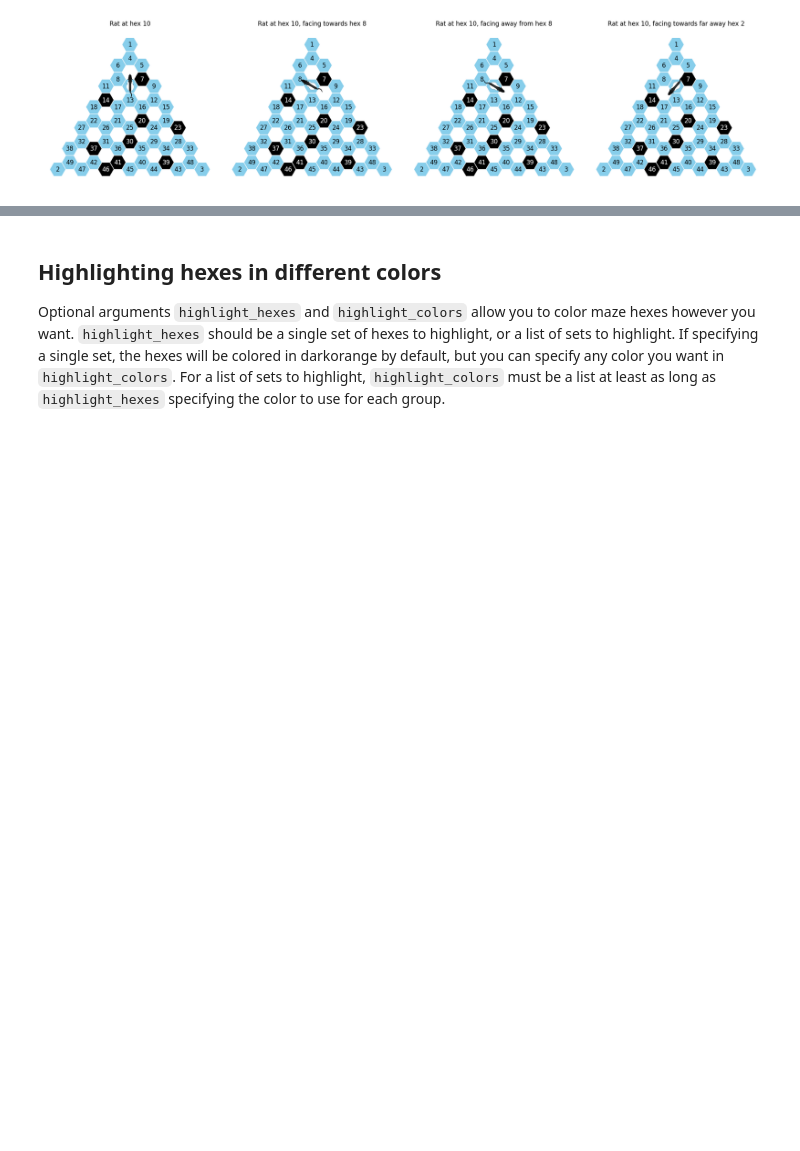
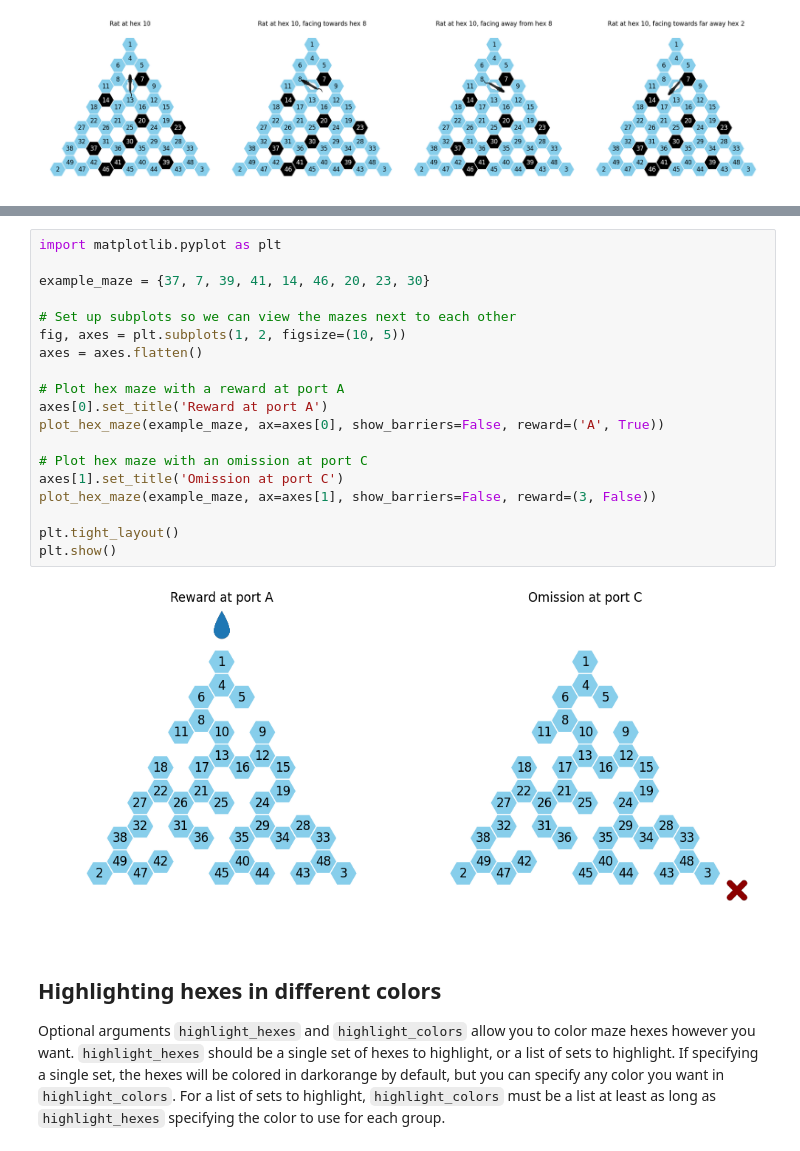
Before and after one commit to calderast/Hex-maze, a Jupyter notebook: Tutorials/11_Plotting_Hex_Mazes.ipynb, the cells around one changed output, grey strips where cells are left out. Cells and saved outputs as stored; diff of their text form; blank space fills up the shorter version.

Commit message:
Add plot arg reward to show reward or omission at port (#71)

```diff
--- a/Tutorials/11_Plotting_Hex_Mazes.ipynb
+++ b/Tutorials/11_Plotting_Hex_Mazes.ipynb
@@ -278,3 +282,24 @@ plt.show()
+# %%
+import matplotlib.pyplot as plt
+
+example_maze = {37, 7, 39, 41, 14, 46, 20, 23, 30}
+
+# Set up subplots so we can view the mazes next to each other
+fig, axes = plt.subplots(1, 2, figsize=(10, 5))
+axes = axes.flatten()
+
+# Plot hex maze with a reward at port A
+axes[0].set_title('Reward at port A')
+plot_hex_maze(example_maze, ax=axes[0], show_barriers=False, reward=('A', True))
+
+# Plot hex maze with an omission at port C
+axes[1].set_title('Omission at port C')
+plot_hex_maze(example_maze, ax=axes[1], show_barriers=False, reward=(3, False))
+
+plt.tight_layout()
+plt.show()
+# %% [output]
+[figure, added]
 # %% [markdown]
 ## Highlighting hexes in different colors
 
```
Also changed, not shown: parts of 2 cells of this notebook, 3 other files.
